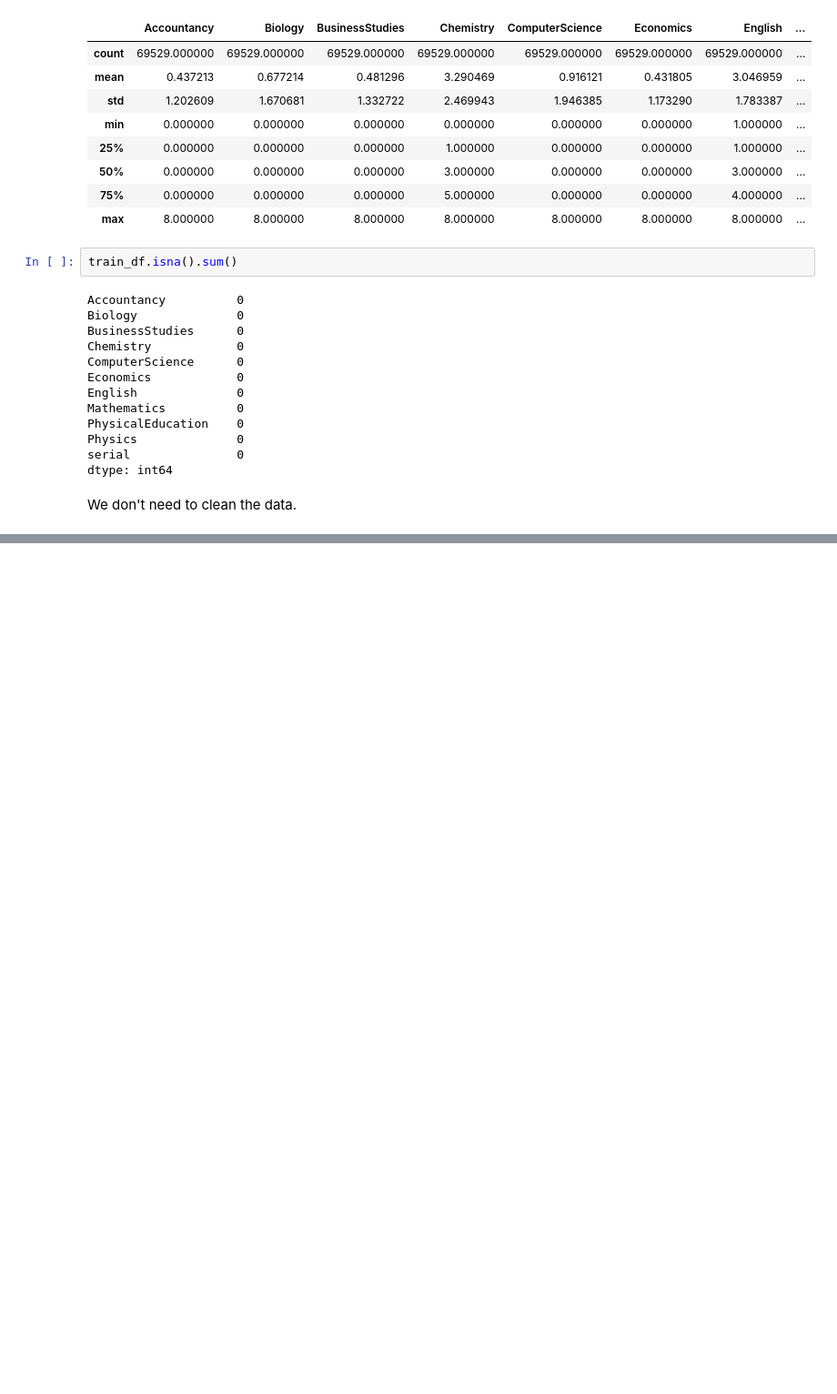
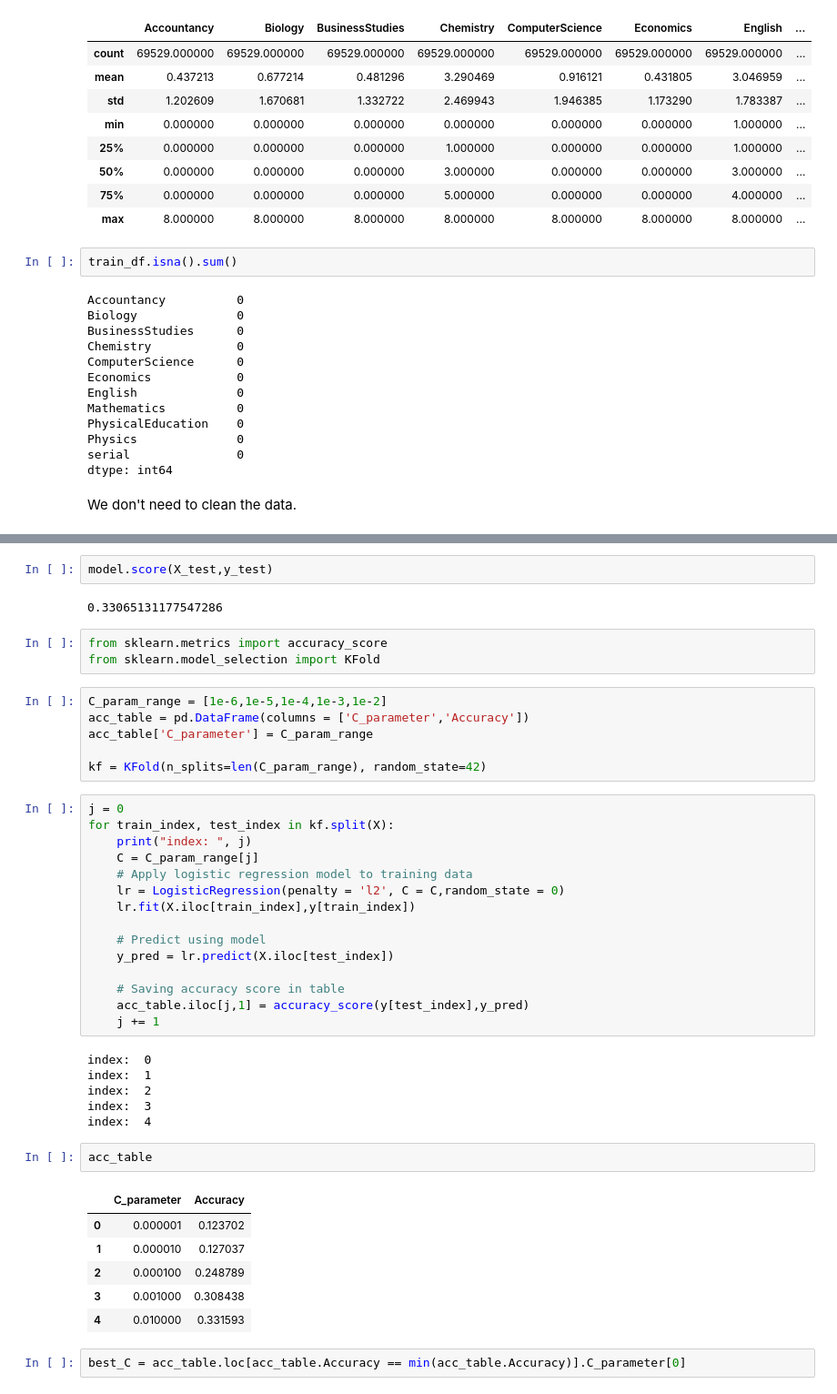
Before and after one commit to robineriksson/HackerRankSolutions, a Jupyter notebook: predictMissingGrade/predictMissinGrade.ipynb, the cells around one changed output, grey strips where cells are left out. Shown at 91% size. Saved outputs shown, nothing was run; the diff lists cells and outputs as text; blank space fills up the shorter version.

Commit message:
tested logistic regressor

```diff
--- a/predictMissingGrade/predictMissinGrade.ipynb
+++ b/predictMissingGrade/predictMissinGrade.ipynb
@@ -98,0 +134,45 @@ sns.heatmap(corr, annot=True)
+# %%
+model.score(X_test,y_test)
+# %% [output]
+0.33065131177547286
+# %%
+from sklearn.metrics import accuracy_score
+from sklearn.model_selection import KFold
+# %%
+C_param_range = [1e-6,1e-5,1e-4,1e-3,1e-2]
+acc_table = pd.DataFrame(columns = ['C_parameter','Accuracy'])
+acc_table['C_parameter'] = C_param_range
+
+kf = KFold(n_splits=len(C_param_range), random_state=42)
+# %%
+j = 0
+for train_index, test_index in kf.split(X):
+    print("index: ", j)
+    C = C_param_range[j]
+    # Apply logistic regression model to training data
+    lr = LogisticRegression(penalty = 'l2', C = C,random_state = 0)
+    lr.fit(X.iloc[train_index],y[train_index])
+
+    # Predict using model
+    y_pred = lr.predict(X.iloc[test_index])
+
+    # Saving accuracy score in table
+    acc_table.iloc[j,1] = accuracy_score(y[test_index],y_pred)
+    j += 1
+# %% [output]
+index:  0
+index:  1
+index:  2
+index:  3
+index:  4
+# %%
+acc_table
+# %% [output]
+|  | C_parameter | Accuracy |
+| 0 | 0.000001 | 0.123702 |
+| 1 | 0.000010 | 0.127037 |
+| 2 | 0.000100 | 0.248789 |
+| 3 | 0.001000 | 0.308438 |
+| 4 | 0.010000 | 0.331593 |
+# %%
+best_C = acc_table.loc[acc_table.Accuracy == min(acc_table.Accuracy)].C_parameter[0]
```
Also changed, not shown: parts of 11 cells of this notebook.
